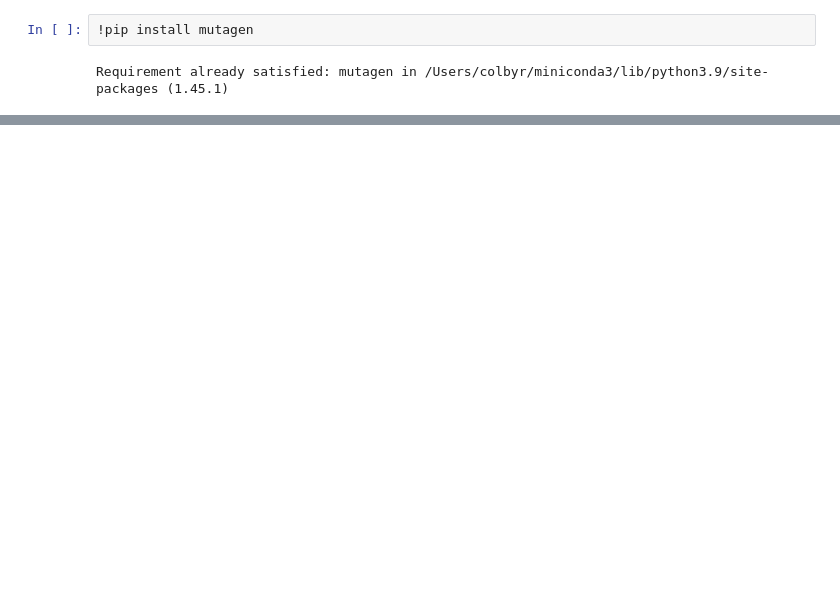
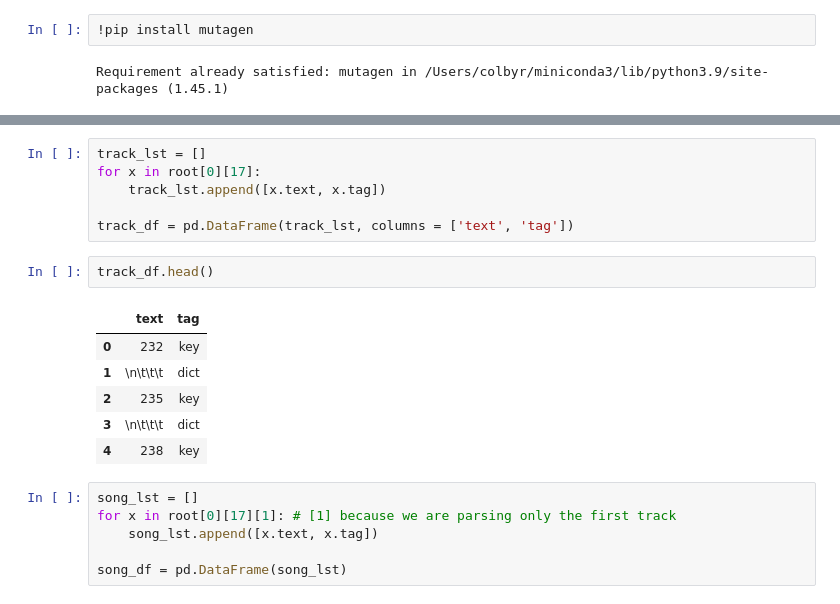
Before and after one commit to colby-reyes/downloader, a Jupyter notebook: yt_dl.ipynb, the cells around one changed output, grey strips where cells are left out. Saved outputs shown, nothing was run; the diff lists cells and outputs as text; blank space fills up the shorter version.

```diff
--- a/yt_dl.ipynb
+++ b/yt_dl.ipynb
@@ -229,0 +384,21 @@ import mutagen
+# %%
+track_lst = []
+for x in root[0][17]:
+    track_lst.append([x.text, x.tag])
+
+track_df = pd.DataFrame(track_lst, columns = ['text', 'tag'])
+# %%
+track_df.head()
+# %% [output]
+|  | text | tag |
+| 0 | 232 | key |
+| 1 | \n\t\t\t | dict |
+| 2 | 235 | key |
+| 3 | \n\t\t\t | dict |
+| 4 | 238 | key |
+# %%
+song_lst = []
+for x in root[0][17][1]: # [1] because we are parsing only the first track
+    song_lst.append([x.text, x.tag])
+
+song_df = pd.DataFrame(song_lst)
```
Also changed, not shown: parts of 33 cells of this notebook, 2 other files.
